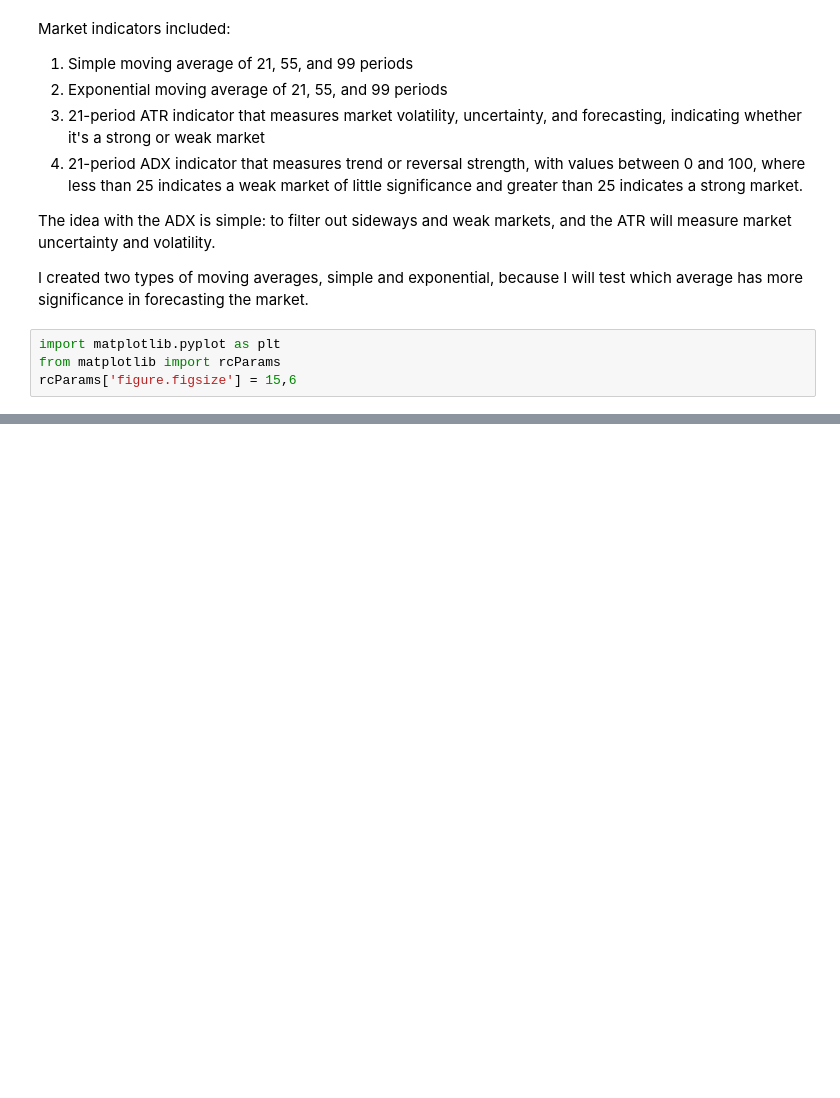
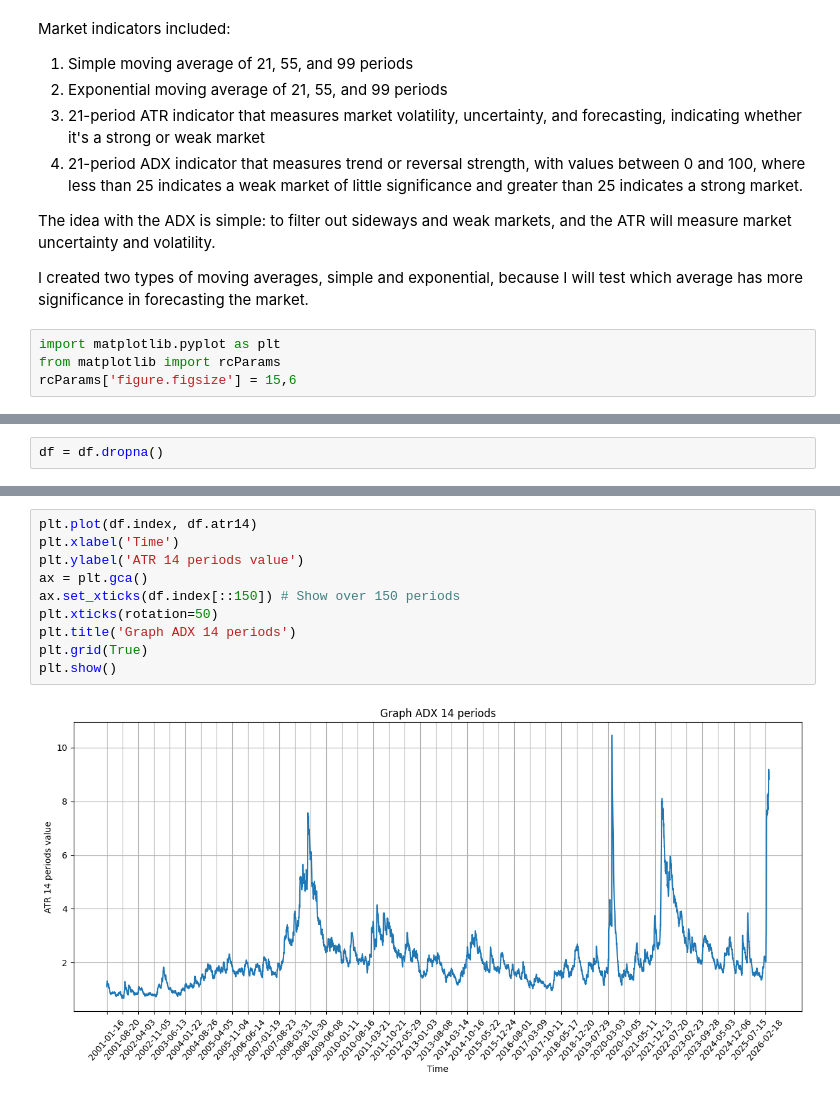
Before and after one commit to christiantommasi/public_tommasi_portfolio, a Jupyter notebook: 2_oil_crude_data_price/1_oil_crude.ipynb, the cells around one changed output, grey strips where cells are left out. Saved outputs shown, nothing was run; the diff lists cells and outputs as text; blank space fills up the shorter version.

```diff
--- a/2_oil_crude_data_price/1_oil_crude.ipynb
+++ b/2_oil_crude_data_price/1_oil_crude.ipynb
@@ -239,0 +269,2 @@ plt.show()
+# %%
+df = df.dropna()
@@ -239,0 +283,12 @@ plt.show()
+# %%
+plt.plot(df.index, df.atr14)
+plt.xlabel('Time')
+plt.ylabel('ATR 14 periods value')
+ax = plt.gca()
+ax.set_xticks(df.index[::150]) # Show over 150 periods
+plt.xticks(rotation=50)
+plt.title('Graph ADX 14 periods')
+plt.grid(True)
+plt.show()
+# %% [output]
+[figure, added]
```
Also changed, not shown: parts of 24 cells of this notebook.
